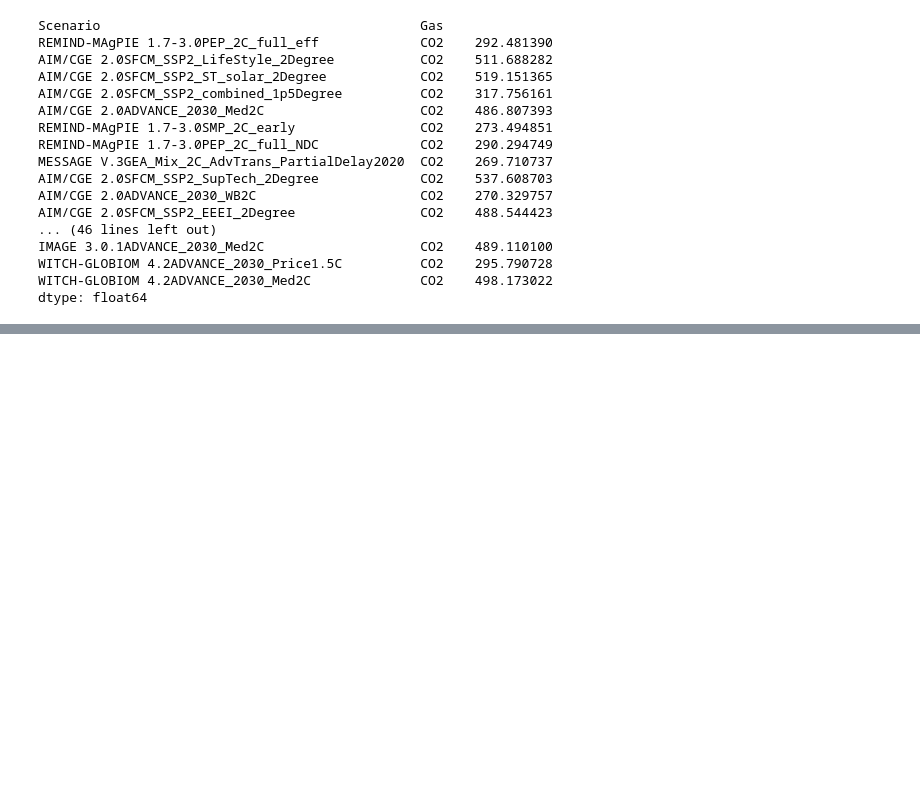
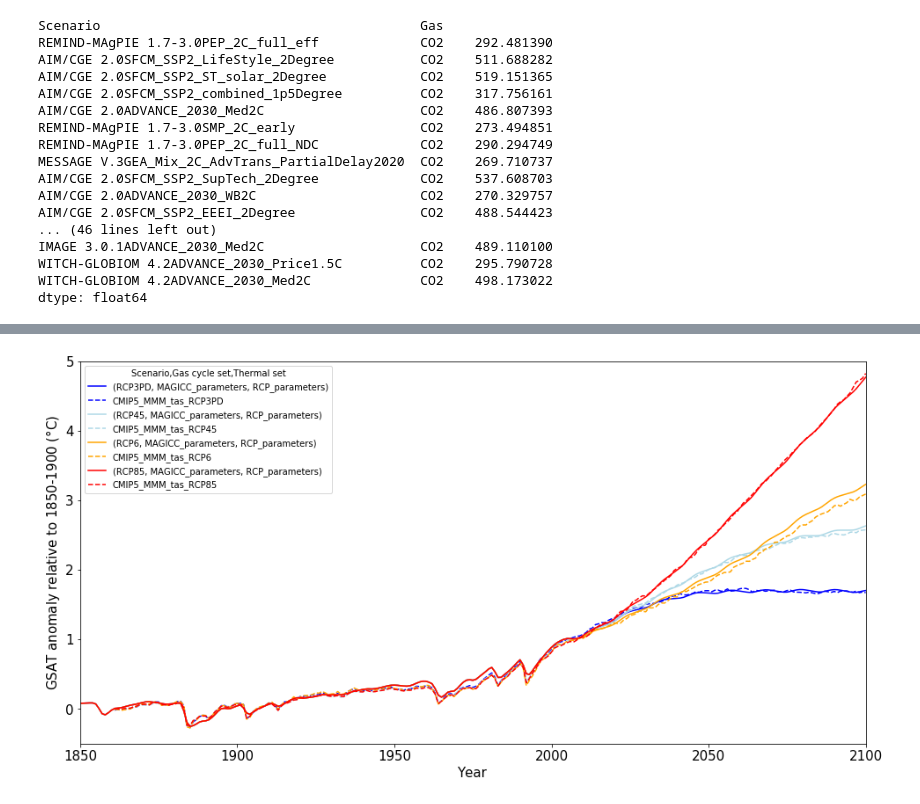
Before and after one commit to stujen/fiveEqSCM, a Jupyter notebook: UnFaIRv2_0/Testing UnFaIR Notebook.ipynb, the cells around one changed output, grey strips where cells are left out. Saved outputs shown, nothing was run; the diff lists cells and outputs as text; code cells hidden in the pictures; blank space fills up the shorter version.

```diff
--- a/UnFaIRv2_0/Testing UnFaIR Notebook.ipynb
+++ b/UnFaIRv2_0/Testing UnFaIR Notebook.ipynb
@@ -163,3 +170,30 @@ IMAGE 3.0.1ADVANCE_2030_Med2C                    CO2    489.110100
 WITCH-GLOBIOM 4.2ADVANCE_2030_Price1.5C          CO2    295.790728
 WITCH-GLOBIOM 4.2ADVANCE_2030_Med2C              CO2    498.173022
 dtype: float64
+# %%
+## RCP parameters ##
+
+RCP_gas_params = pd.read_pickle('./Parameter_Sets/MAGICC_from_2005_gas_cycle_parameters.p')
+RCP_therm_params = q_to_tcr_ecs(pd.read_pickle('./Parameter_Sets/MAGICC_thermal_parameters.p'))
+
+RCPs = ['3PD','45','6','85']
+
+RCP_E = {}
+RCP_C = {}
+RCP_otherforc = {}
+results = {}
+CMIP_T = {}
+
+CMIP_T_skiprows = {'3PD':29,'45':30,'6':29,'85':30}
+
+for s in RCPs:
+    RCP_E[s] = return_empty_emissions(1765,2500,['RCP'+s])
+    RCP_tmp = pd.read_csv('./Sample_data/RCP'+s+'_EMISSIONS.csv',skiprows=36,index_col=0)
+    RCP_E[s].loc[:] = pd.DataFrame(data = np.array([RCP_tmp[['OtherCO2','FossilCO2']].sum(axis=1).values,RCP_tmp['CH4'].values,RCP_tmp['N2O'].values]).T,columns=['CO2','CH4','N2O'],index = RCP_tmp.index).values
+    RCP_C[s] = pd.read_csv('./Sample_data/RCP'+s+'_MIDYEAR_CONCENTRATIONS.csv',skiprows=37,index_col=0)
+    RCP_otherforc[s] = return_empty_forcing(1765,2500,['RCP'+s])
+    RCP_tmp = pd.read_csv('./Sample_data/RCP'+s+'_MIDYEAR_RADFORCING.csv',skiprows=58,index_col=0)
+    RCP_otherforc[s].loc[:,('RCP'+s,'forcing')] = RCP_tmp.TOTAL_INCLVOLCANIC_RF.values - RCP_tmp.CO2CH4N2O_RF.values
+    CMIP_T[s] = pd.read_csv('./Sample_data/icmip5_tas_Amon_modmean_rcp'+s+'_0-360E_-90-90N_n_000_mean1_anom_30.dat.txt',skiprows=CMIP_T_skiprows[s],delim_whitespace=True,names = ['Year','CMIP5_MMM_tas_RCP'+s], index_col=0)
+
+    results[s] = run_UnFaIR(RCP_E[s],RCP_otherforc[s],gas_parameters=RCP_gas_params,thermal_parameters=RCP_therm_params)
@@ -165,0 +205,17 @@ dtype: float64
+# %%
+fig,ax = plt.subplots(figsize=(16,8))
+
+plt.rcParams.update({'font.size': 10,'axes.titlesize':15,'xtick.labelsize':15,'ytick.labelsize':15})
+
+colors={'3PD':'blue','45':'lightblue','6':'orange','85':'red'}
+for i,s in enumerate(RCPs):
+    (results[s]['T']-results[s]['T'].loc[1850:1900].mean()).plot(ax=ax,color=colors[s])
+    (CMIP_T[s] - CMIP_T[s].loc[1850:1900].mean()).plot(ax=ax,color=colors[s],linestyle='--')
+
+ax.set_xlim(1850,2100)
+ax.set_ylim(-0.5,5)
+ax.set_ylabel('GSAT anomaly relative to 1850-1900 ($\degree$C)')
+
+plt.savefig('/home/nleach/Downloads/RCP_fit.png',format='png',dpi=1200)
+# %% [output]
+[figure, added]
```
Also changed, not shown: parts of 5 cells of this notebook, 5 other files.
